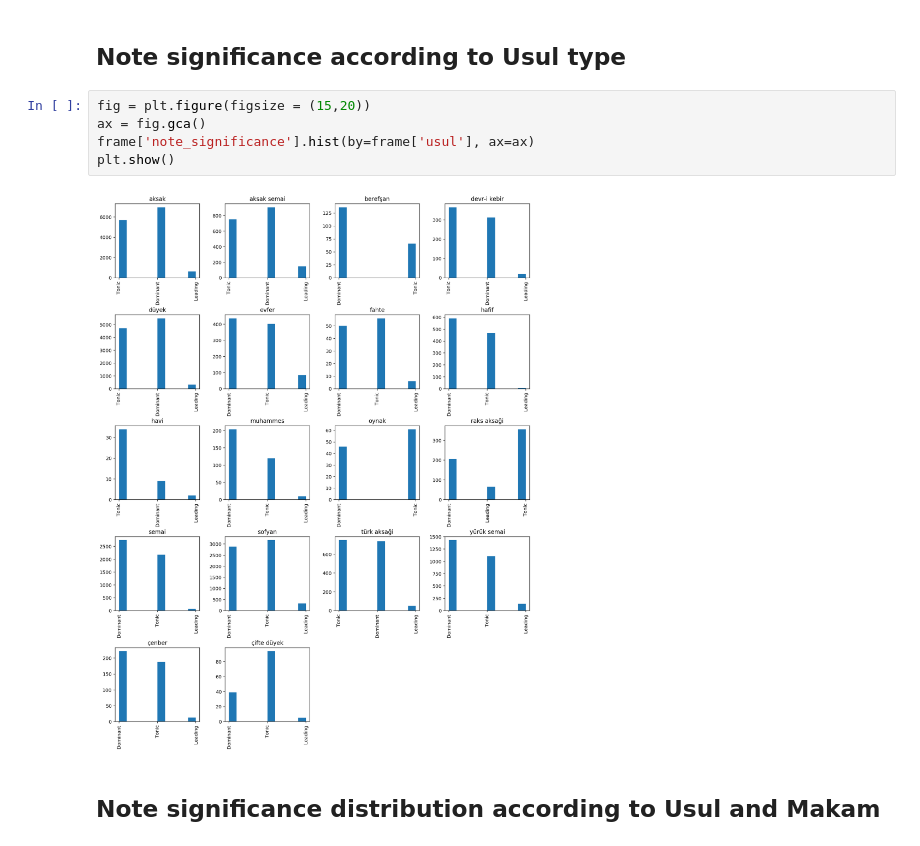
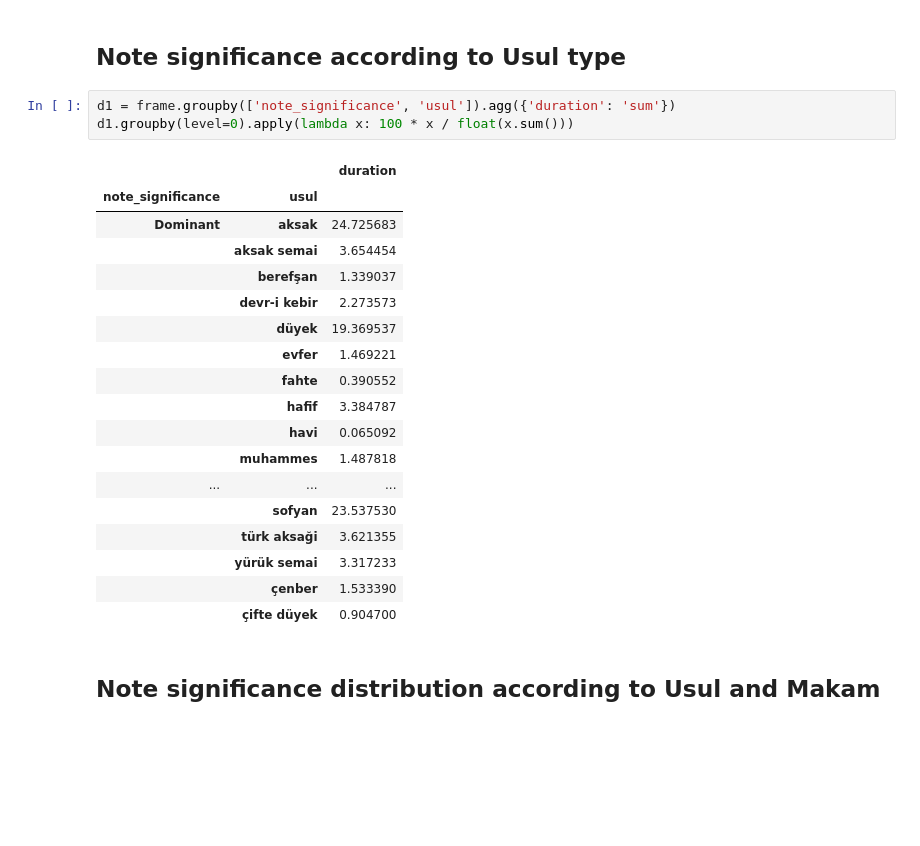
Before and after one commit to migperfer/AMPL-UPF-MSC, a Jupyter notebook: Check usuls_makams.ipynb, the cells around one changed output. Saved outputs shown, nothing was run; the diff lists cells and outputs as text; blank space fills up the shorter version.

```diff
--- a/Check usuls_makams.ipynb
+++ b/Check usuls_makams.ipynb
@@ -352,12 +409,27 @@ plt.show()
 # %% [markdown]
 ## Note significance according to Usul type
-# %%
-fig = plt.figure(figsize = (15,20))
-ax = fig.gca()
-frame['note_significance'].hist(by=frame['usul'], ax=ax)
-plt.show()
-# %% [output]
-[figure, removed]
+# %%
+d1 = frame.groupby(['note_significance', 'usul']).agg({'duration': 'sum'})
+d1.groupby(level=0).apply(lambda x: 100 * x / float(x.sum()))
+# %% [output]
+|  |  | duration |
+| note_significance | usul |  |
+| Dominant | aksak | 24.725683 |
+|  | aksak semai | 3.654454 |
+|  | berefşan | 1.339037 |
+|  | devr-i kebir | 2.273573 |
+|  | düyek | 19.369537 |
+|  | evfer | 1.469221 |
+|  | fahte | 0.390552 |
+|  | hafif | 3.384787 |
+|  | havi | 0.065092 |
+|  | muhammes | 1.487818 |
+| ... | ... | ... |
+|  | sofyan | 23.537530 |
+|  | türk aksaği | 3.621355 |
+|  | yürük semai | 3.317233 |
+|  | çenber | 1.533390 |
+|  | çifte düyek | 0.904700 |
 # %% [markdown]
 ## Note significance distribution according to Usul and Makam
 # %%
```
Also changed, not shown: parts of 9 cells of this notebook.
